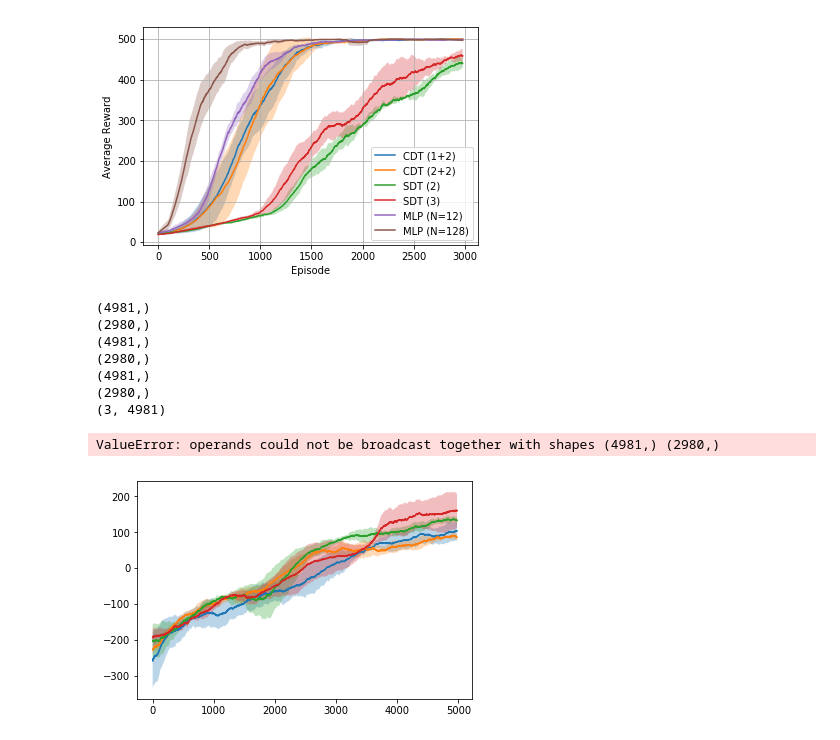
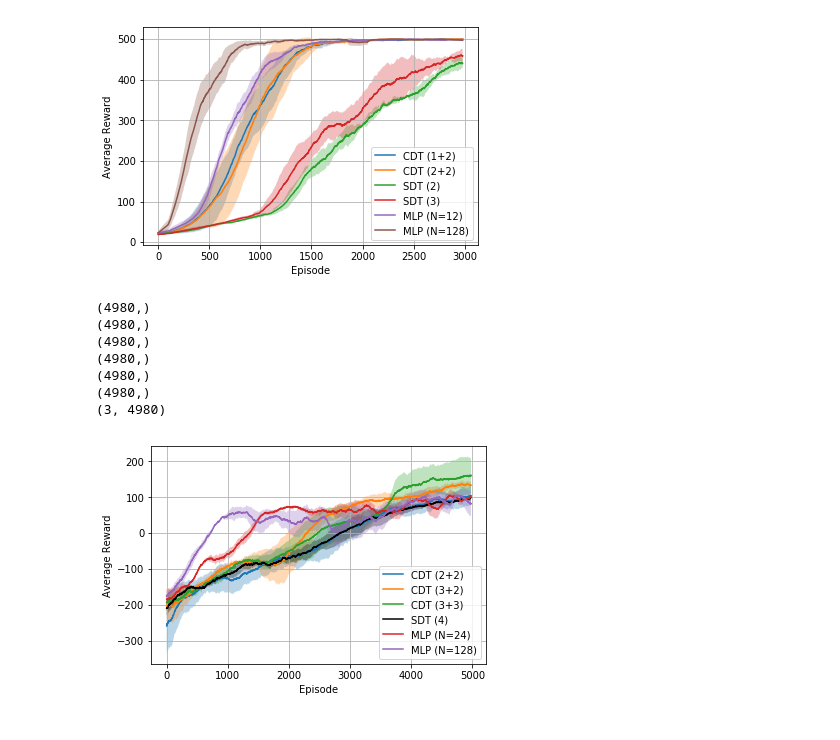
Before and after one commit to quantumiracle/Soft-Decision-Tree, a Jupyter notebook: log/plot_figure.ipynb, the cells around one changed output. Cells and saved outputs as stored; diff of their text form; code cells hidden in the pictures.

```diff
--- a/log/plot_figure.ipynb
+++ b/log/plot_figure.ipynb
@@ -167,71 +167,76 @@ data_prefix=''
 for i in range(4,7):
     # CDT (2+2)
     directory =data_prefix+'cdt_ppo_discrete_LunarLander-v2depth_22_id{}.npy'.format(i)
-    r_cdt22=np.load(directory)
+    r_cdt22=np.load(directory)[:4980]
     print(r_cdt22.shape)
     cdt22_data.append(smooth(r_cdt22))
 
     # CDT (2+3)
     directory =data_prefix+'cdt_ppo_discrete_LunarLander-v2depth_23_id{}.npy'.format(i)
-    r_cdt23=np.load(directory)
+    r_cdt23=np.load(directory)[:4980]
     cdt23_data.append(smooth(r_cdt23))
 
     # CDT (3+2)
     directory =data_prefix+'cdt_ppo_discrete_LunarLander-v2depth_32_id{}.npy'.format(i)
-    r_cdt32=np.load(directory)
+    r_cdt32=np.load(directory)[:4980]
     cdt32_data.append(smooth(r_cdt32))
 
     # CDT (3+3)
     directory =data_prefix+'cdt_ppo_discrete_LunarLander-v2depth_33_id{}.npy'.format(i)
-    r_cdt33=np.load(directory)
+    r_cdt33=np.load(directory)[:4980]
     cdt33_data.append(smooth(r_cdt33))
 
     # MLP (N=24)
-    directory =data_prefix+'mlp_ppo_discrete_LunarLander-v2_id{}.npy'.format(i)
+    directory =data_prefix+'mlp24_ppo_discrete_LunarLander-v2_id{}.npy'.format(i)
     r_mlp24=np.load(directory)
     print(r_mlp24.shape)
     mlp24_data.append(smooth(r_mlp24))
 
-#     # MLP (N=128)
-#     directory =data_prefix+'mlp128_ppo_discrete_LunarLander-v2_id{}.npy'.format(i)
-#     r_mlp128=np.load(directory)
-#     mlp128_data.append(smooth(r_mlp128))
+    # MLP (N=128)
+    directory =data_prefix+'mlp128_ppo_discrete_LunarLander-v2_id{}.npy'.format(i)
+    r_mlp128=np.load(directory)
+    mlp128_data.append(smooth(r_mlp128))
 
-#     # MLP (N=12)
-#     directory =data_prefix+'mlp12_ppo_discrete_CartPole-v1_id{}.npy'.format(i)
-#     r_mlp12=np.array(np.concatenate((np.load(directory), [500])))
-#     mlp12_data.append(smooth(r_mlp12))
+    # SDT (4)
+    directory =data_prefix+'sdt_ppo_discrete_LunarLander-v2depth_4_id{}.npy'.format(i)
+    r_sdt4=np.load(directory)[:4980]
+    sdt4_data.append(smooth(r_sdt4))
+
+# for i in range(4,6):
+#     # SDT (5)
+#     directory =data_prefix+'sdt_ppo_discrete_LunarLander-v2depth_5_id{}.npy'.format(i)
+#     r_sdt5=np.load(directory)[:4980]
+#     sdt5_data.append(smooth(r_sdt5))
 
 
 print(np.array(cdt22_data).shape)
 x = np.arange(np.array(cdt22_data).shape[1])
 
 plot_with_fill(x, cdt22_data, label = 'CDT (2+2)')
-plot_with_fill(x, cdt23_data, label = 'CDT (2+3)')
+# plot_with_fill(x, cdt23_data, label = 'CDT (2+3)')
 plot_with_fill(x, cdt32_data, label = 'CDT (3+2)')
 plot_with_fill(x, cdt33_data, label = 'CDT (3+3)')
-# plot_with_fill(x, sdt4_data, label = 'SDT (4)')
+plot_with_fill(x, sdt4_data, label = 'SDT (4)', color='black')
 # plot_with_fill(x, sdt5_data, label = 'SDT (5)')
 plot_with_fill(x, mlp24_data, label = 'MLP (N=24)')
-# plot_with_fill(x, mlp128_data, label = 'MLP (N=128)')
+plot_with_fill(x, mlp128_data, label = 'MLP (N=128)')
 
 
 plt.xlabel('Episode')
 plt.ylabel('Average Reward')
 leg= plt.legend(loc=4)
 plt.grid()
 plt.savefig('./cdt_sdt.pdf')
 plt.show()
 
 
 # if __name__ == '__main__':
 # %% [output]
-(4981,)
-(2980,)
-(4981,)
-(2980,)
-(4981,)
-(2980,)
-(3, 4981)
+(4980,)
+(4980,)
+(4980,)
+(4980,)
+(4980,)
+(4980,)
+(3, 4980)
-ValueError: operands could not be broadcast together with shapes (4981,) (2980,)
-[figure, old version]
+[figure, new version]
```
Also changed, not shown: 42 other files.
